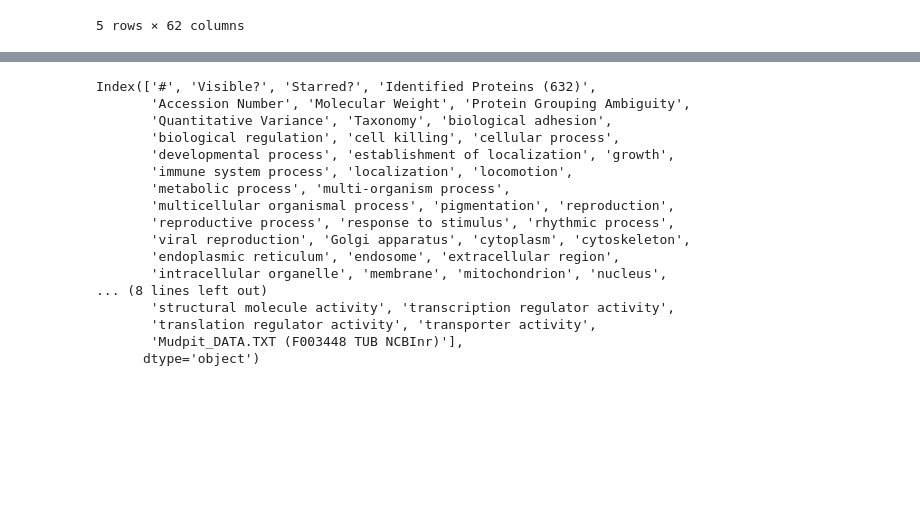
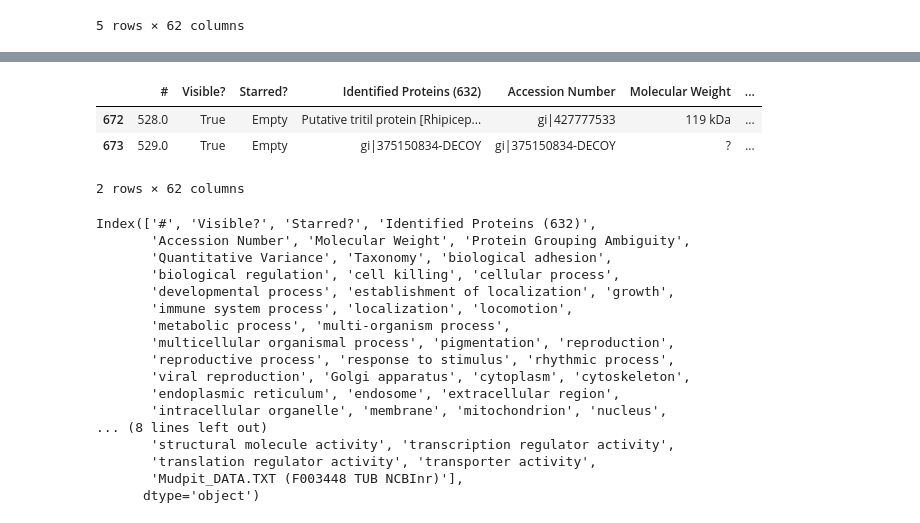
Before and after one commit to SantosRAC/Python4BioDataBrazilianWorkshop, a Jupyter notebook: Problem2/2_annotations.ipynb, the cells around one changed output, grey strips where cells are left out. Cells and saved outputs as stored; diff of their text form; code cells hidden in the pictures; blank space fills up the shorter version.

```diff
--- a/Problem2/2_annotations.ipynb
+++ b/Problem2/2_annotations.ipynb
@@ -24,5 +35,11 @@ pd.read_excel('proteínas glândula aranha.xltx', skiprows=[0,1,2]).head(5)
 # %%
-df = pd.read_excel('proteínas glândula aranha.xltx', skiprows=[0,1,2])
+df = pd.read_excel('proteínas glândula aranha.xltx', skiprows=[0,1,2], skip_footer=True)
+df.tail(2)
+# %% [output]
+|  | # | Visible? | Starred? | Identified Proteins (632) | Accession Number | Molecular Weight | ... |
+| 672 | 528.0 | True | Empty | Putative tritil protein [Rhipicep... | gi|427777533 | 119 kDa | ... |
+| 673 | 529.0 | True | Empty | gi|375150834-DECOY | gi|375150834-DECOY | ? | ... |
+2 rows × 62 columns
 # %%
 df.columns
 # %% [output]
```
Also changed, not shown: parts of 14 cells of this notebook.
